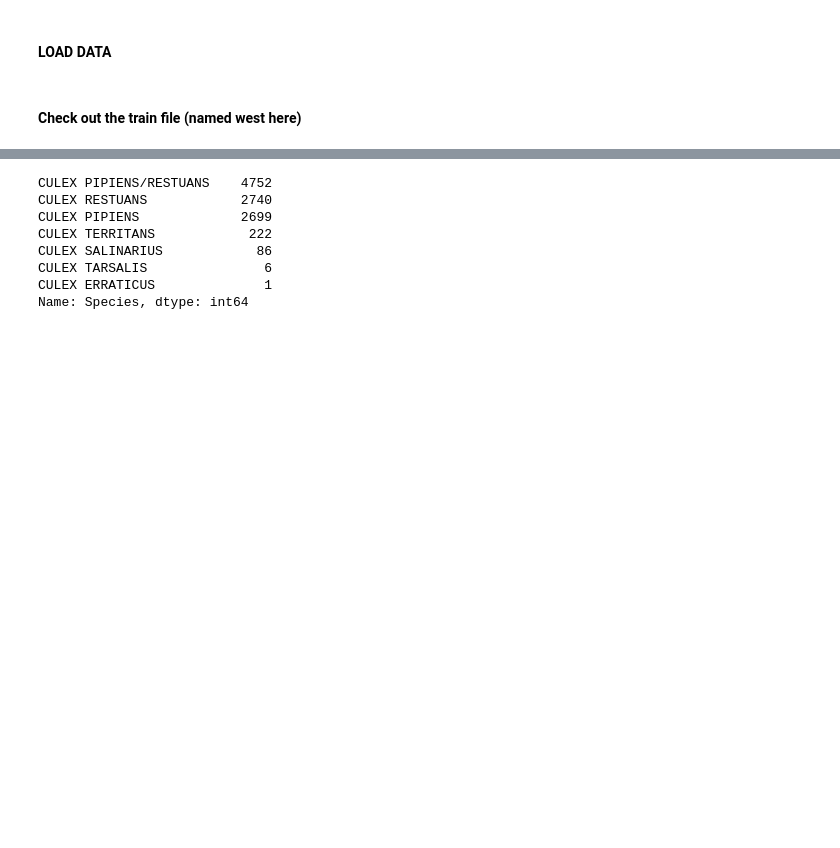
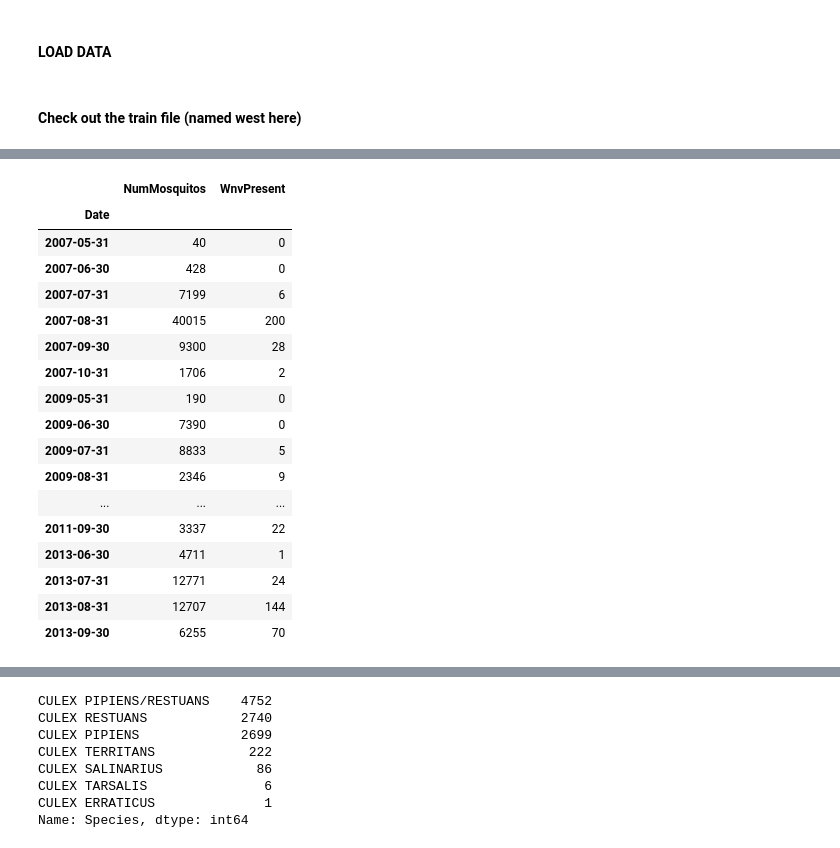
Before and after one commit to udaydatta/West-Nile-Virus, a Jupyter notebook: west_nile_virus.ipynb, the cells around one changed output, grey strips where cells are left out. Drawn from its saved outputs; the diff is of its cells as text; code cells hidden in the pictures; blank space fills up the shorter version.

```diff
--- a/west_nile_virus.ipynb
+++ b/west_nile_virus.ipynb
@@ -57,0 +83,22 @@ DatetimeIndexResampler [freq=<MonthEnd>, axis=0, closed=right, label=right, conv
+# %%
+west_by_month = west.resample('M').sum()[["NumMosquitos","WnvPresent"]]
+west_by_month[west_by_month["NumMosquitos"]>0]
+# %% [output]
+|  | NumMosquitos | WnvPresent |
+| Date |  |  |
+| 2007-05-31 | 40 | 0 |
+| 2007-06-30 | 428 | 0 |
+| 2007-07-31 | 7199 | 6 |
+| 2007-08-31 | 40015 | 200 |
+| 2007-09-30 | 9300 | 28 |
+| 2007-10-31 | 1706 | 2 |
+| 2009-05-31 | 190 | 0 |
+| 2009-06-30 | 7390 | 0 |
+| 2009-07-31 | 8833 | 5 |
+| 2009-08-31 | 2346 | 9 |
+| ... | ... | ... |
+| 2011-09-30 | 3337 | 22 |
+| 2013-06-30 | 4711 | 1 |
+| 2013-07-31 | 12771 | 24 |
+| 2013-08-31 | 12707 | 144 |
+| 2013-09-30 | 6255 | 70 |
```
Also changed, not shown: parts of 17 cells of this notebook, 11 other files.
